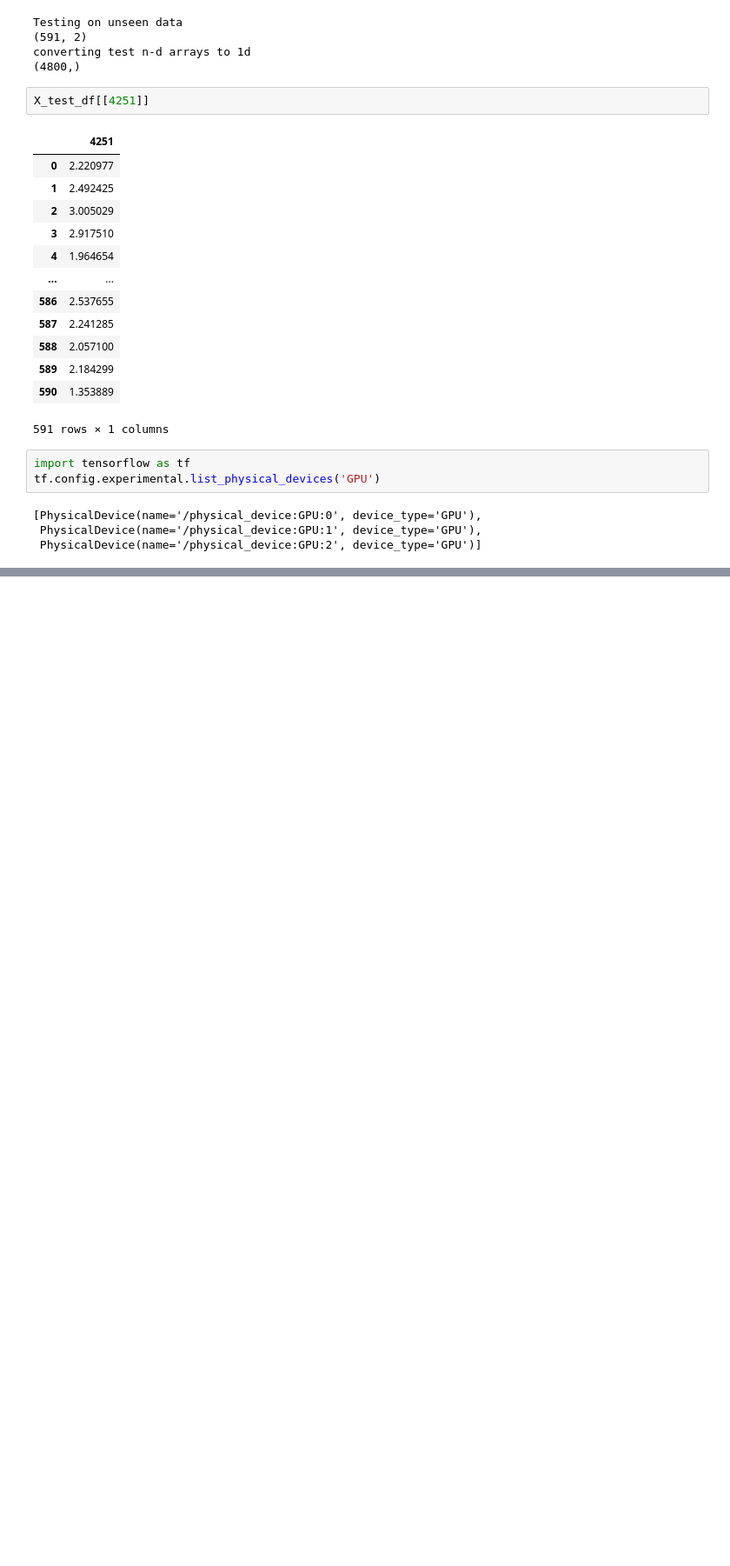
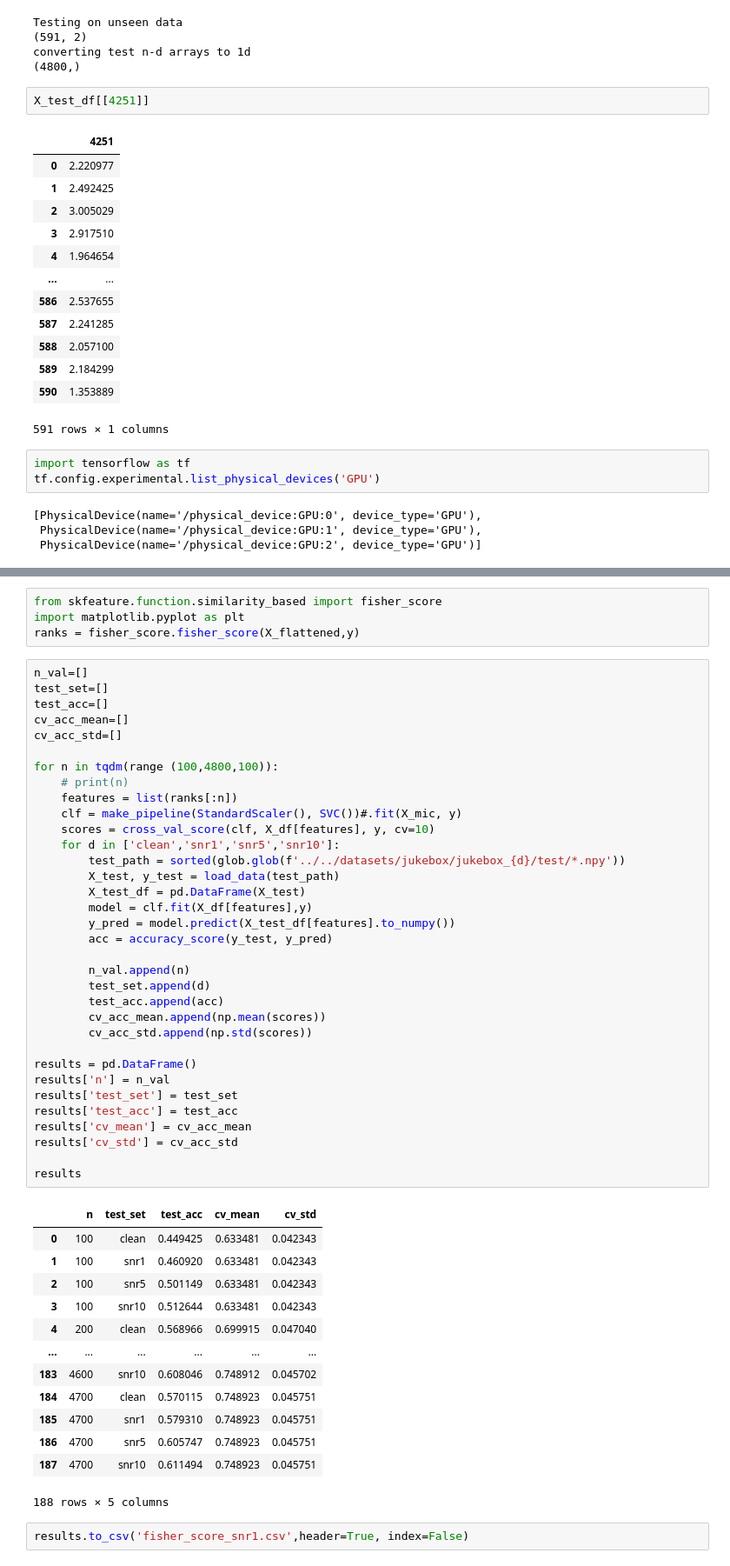
Before and after one commit to VedantKalbag/MusicGenreClassification, a Jupyter notebook: Vedant/src/test.ipynb, the cells around one changed output, grey strips where cells are left out. Shown at 87% size. Drawn from its saved outputs; the diff is of its cells as text; blank space fills up the shorter version.

```diff
--- a/Vedant/src/test.ipynb
+++ b/Vedant/src/test.ipynb
@@ -359,0 +620,54 @@ pd.read_csv('../logs/MIC.csv', sep='\t', names=['threshold','features','cv_acc',
+# %%
+from skfeature.function.similarity_based import fisher_score
+import matplotlib.pyplot as plt
+ranks = fisher_score.fisher_score(X_flattened,y)
+# %%
+n_val=[]
+test_set=[]
+test_acc=[]
+cv_acc_mean=[]
+cv_acc_std=[]
+
+for n in tqdm(range (100,4800,100)):
+    # print(n)
+    features = list(ranks[:n])
+    clf = make_pipeline(StandardScaler(), SVC())#.fit(X_mic, y)
+    scores = cross_val_score(clf, X_df[features], y, cv=10)
+    for d in ['clean','snr1','snr5','snr10']:
+        test_path = sorted(glob.glob(f'../../datasets/jukebox/jukebox_{d}/test/*.npy'))
+        X_test, y_test = load_data(test_path)
+        X_test_df = pd.DataFrame(X_test)
+        model = clf.fit(X_df[features],y)
+        y_pred = model.predict(X_test_df[features].to_numpy())
+        acc = accuracy_score(y_test, y_pred)
+
+        n_val.append(n)
+        test_set.append(d)
+        test_acc.append(acc)
+        cv_acc_mean.append(np.mean(scores))
+        cv_acc_std.append(np.std(scores))
+
+results = pd.DataFrame()
+results['n'] = n_val
+results['test_set'] = test_set
+results['test_acc'] = test_acc
+results['cv_mean'] = cv_acc_mean
+results['cv_std'] = cv_acc_std
+
+results
+# %% [output]
+|  | n | test_set | test_acc | cv_mean | cv_std |
+| 0 | 100 | clean | 0.449425 | 0.633481 | 0.042343 |
+| 1 | 100 | snr1 | 0.460920 | 0.633481 | 0.042343 |
+| 2 | 100 | snr5 | 0.501149 | 0.633481 | 0.042343 |
+| 3 | 100 | snr10 | 0.512644 | 0.633481 | 0.042343 |
+| 4 | 200 | clean | 0.568966 | 0.699915 | 0.047040 |
+| ... | ... | ... | ... | ... | ... |
+| 183 | 4600 | snr10 | 0.608046 | 0.748912 | 0.045702 |
+| 184 | 4700 | clean | 0.570115 | 0.748923 | 0.045751 |
+| 185 | 4700 | snr1 | 0.579310 | 0.748923 | 0.045751 |
+| 186 | 4700 | snr5 | 0.605747 | 0.748923 | 0.045751 |
+| 187 | 4700 | snr10 | 0.611494 | 0.748923 | 0.045751 |
+188 rows × 5 columns
+# %%
+results.to_csv('fisher_score_snr1.csv',header=True, index=False)
```
Also changed, not shown: parts of 24 cells of this notebook, 5 other files.
